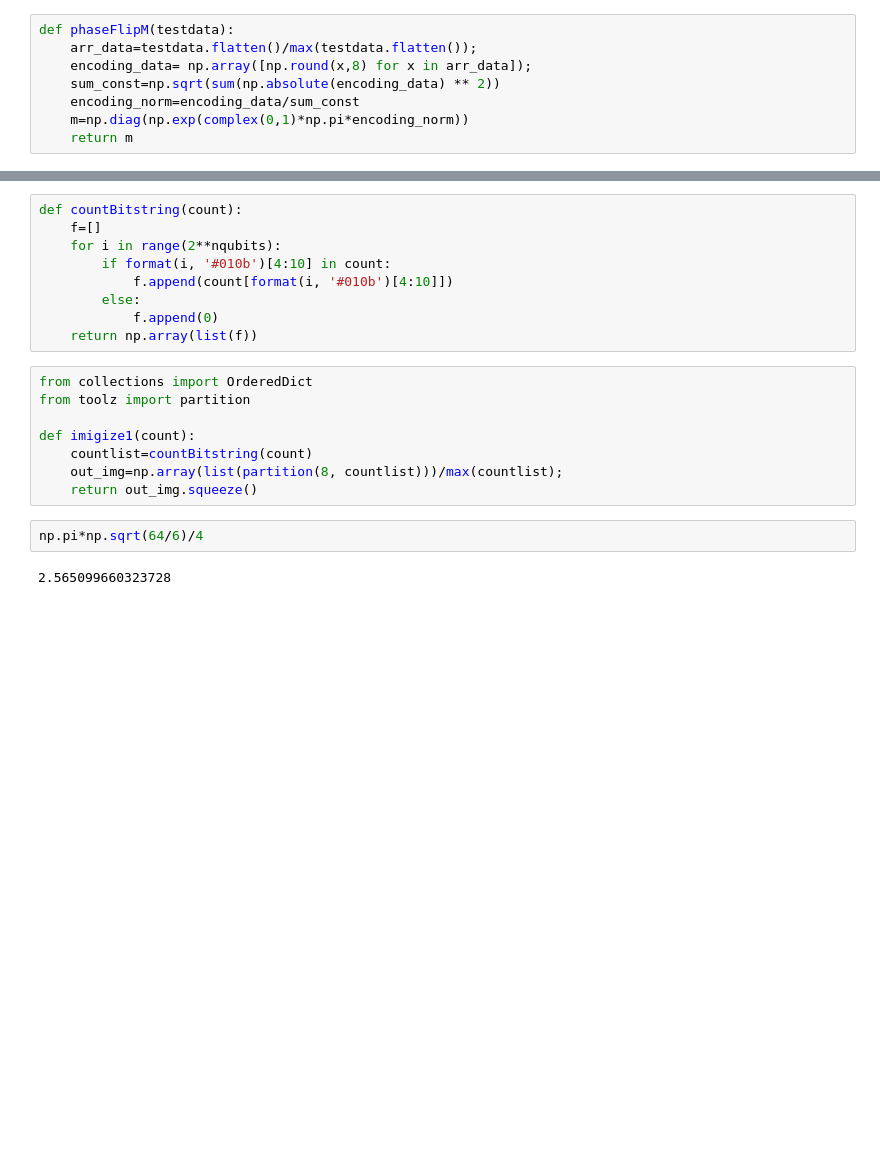
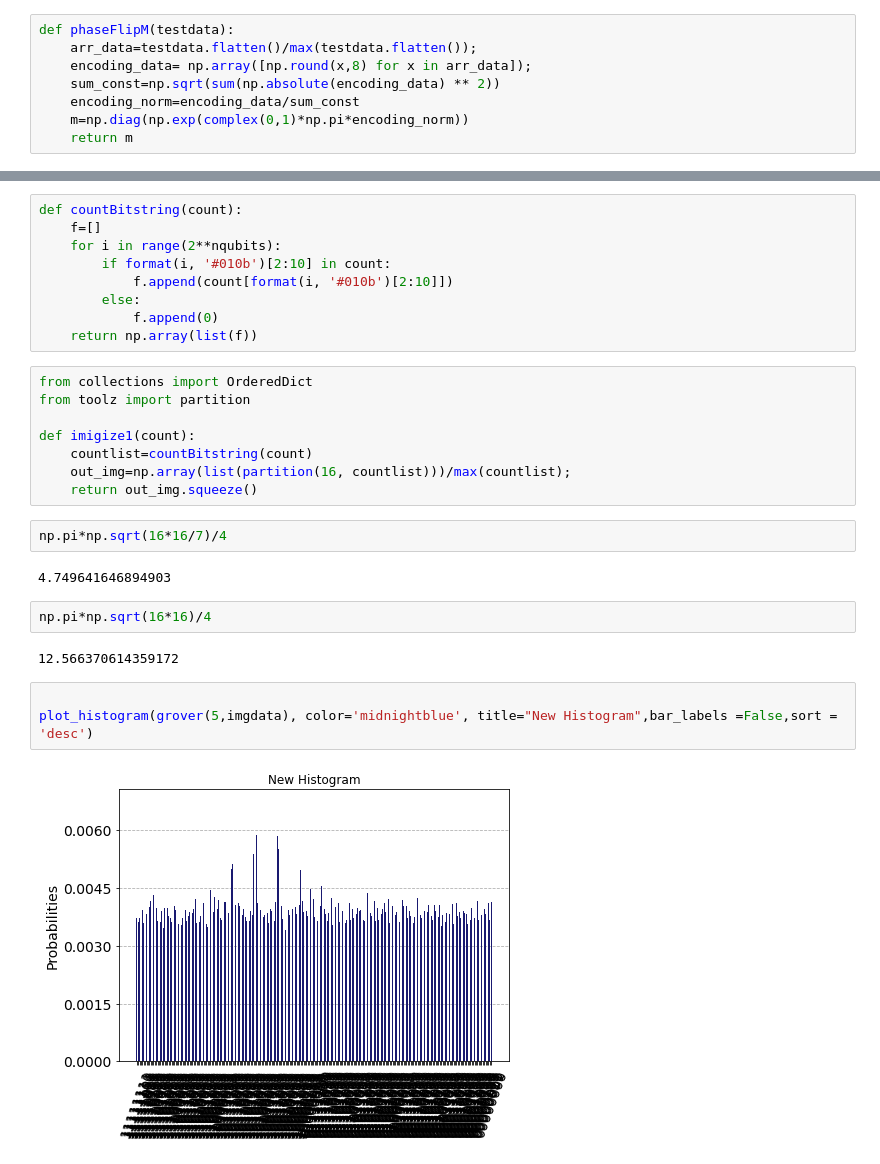
Before and after one commit to CDL-Quantum/Hackathon2021, a Jupyter notebook: SRRSA/Notebooks/Grover.ipynb, the cells around one changed output, grey strips where cells are left out. Saved outputs shown, nothing was run; the diff lists cells and outputs as text; blank space fills up the shorter version.

```diff
--- a/SRRSA/Notebooks/Grover.ipynb
+++ b/SRRSA/Notebooks/Grover.ipynb
@@ -481,8 +481,8 @@ def grover(itr,data):
 def countBitstring(count):
     f=[]
     for i in range(2**nqubits):
-        if format(i, '#010b')[4:10] in count:
-            f.append(count[format(i, '#010b')[4:10]])
+        if format(i, '#010b')[2:10] in count:
+            f.append(count[format(i, '#010b')[2:10]])
         else:
             f.append(0)
     return np.array(list(f))
@@ -492,9 +492,18 @@ from toolz import partition
 
 def imigize1(count):
     countlist=countBitstring(count)
-    out_img=np.array(list(partition(8, countlist)))/max(countlist);
+    out_img=np.array(list(partition(16, countlist)))/max(countlist);
     return out_img.squeeze()
+# %%
+np.pi*np.sqrt(16*16/7)/4
+# %% [output]
+4.749641646894903
 # %%
-np.pi*np.sqrt(64/6)/4
+np.pi*np.sqrt(16*16)/4
 # %% [output]
-2.565099660323728
+12.566370614359172
+# %%
+
+plot_histogram(grover(5,imgdata), color='midnightblue', title="New Histogram",bar_labels =False,sort = 'desc')
+# %% [output]
+[figure, added]
```
Also changed, not shown: parts of 7 cells of this notebook, 12 other files.
